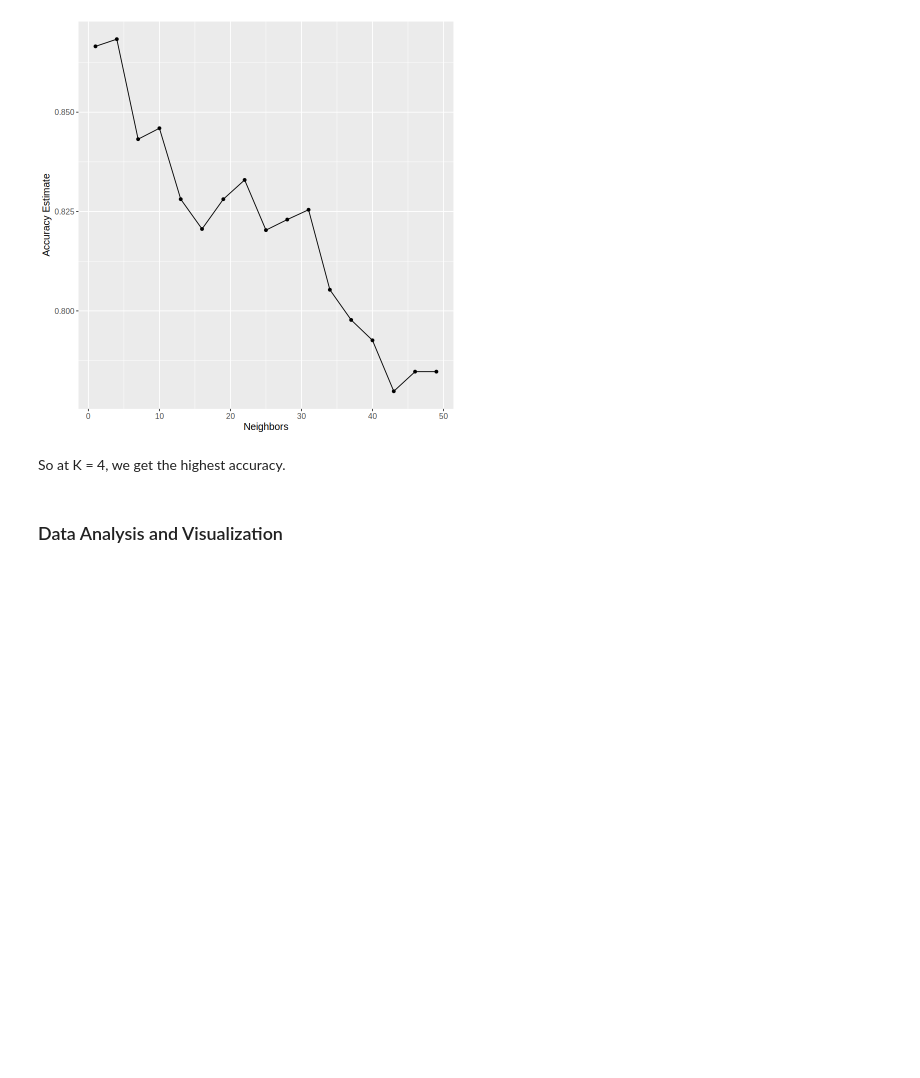
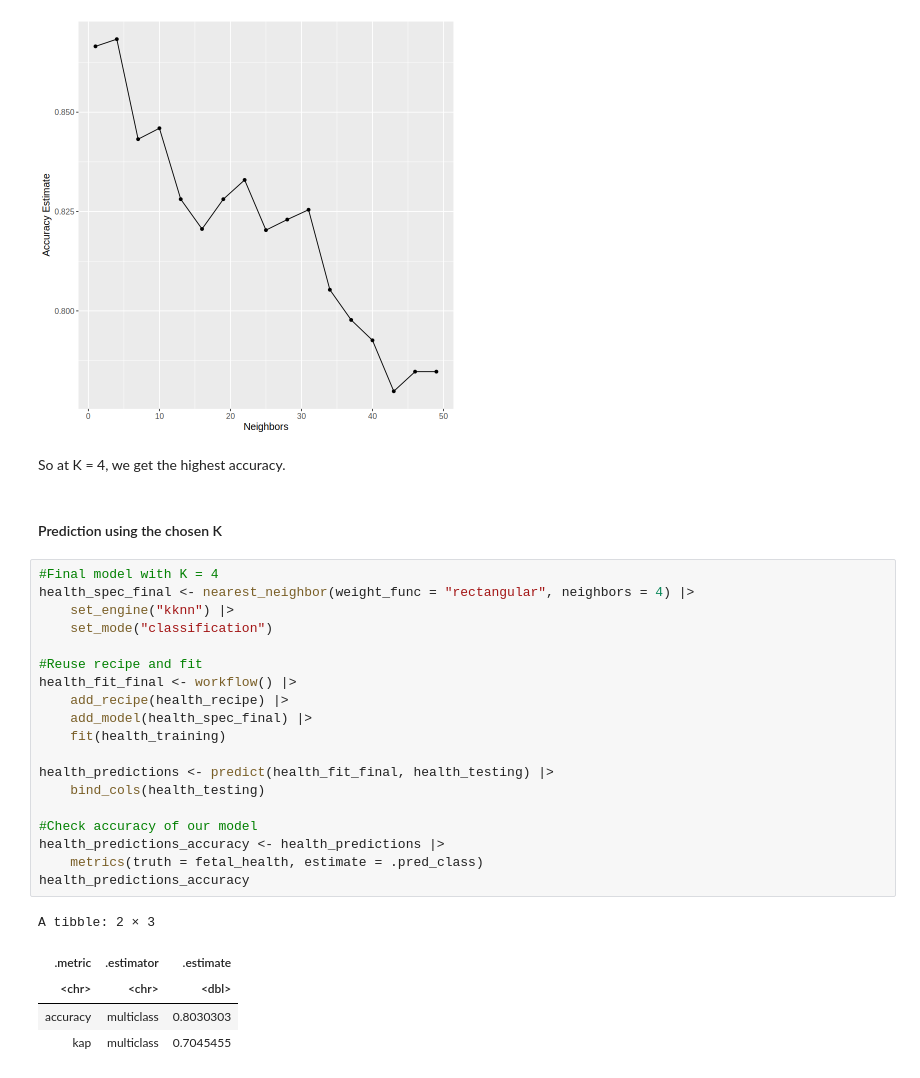
Before and after one commit to wonha0620/dsci_100_proj, a Jupyter notebook: Group Project.ipynb, the cells around one changed output. Drawn from its saved outputs; the diff is of its cells as text; blank space fills up the shorter version.

```diff
--- a/Group Project.ipynb
+++ b/Group Project.ipynb
@@ -287,4 +209,29 @@ acc_vs_k
 # %% [markdown]
 So at K = 4, we get the highest accuracy.
 # %% [markdown]
-### Data Analysis and Visualization
+#### Prediction using the chosen K
+# %%
+#Final model with K = 4
+health_spec_final <- nearest_neighbor(weight_func = "rectangular", neighbors = 4) |>
+    set_engine("kknn") |>
+    set_mode("classification")
+
+#Reuse recipe and fit
+health_fit_final <- workflow() |>
+    add_recipe(health_recipe) |>
+    add_model(health_spec_final) |>
+    fit(health_training)
+
+health_predictions <- predict(health_fit_final, health_testing) |>
+    bind_cols(health_testing)
+
+#Check accuracy of our model
+health_predictions_accuracy <- health_predictions |>
+    metrics(truth = fetal_health, estimate = .pred_class)
+health_predictions_accuracy
+# %% [output]
+A tibble: 2 × 3
+| .metric | .estimator | .estimate |
+| <chr> | <chr> | <dbl> |
+| accuracy | multiclass | 0.8030303 |
+| kap | multiclass | 0.7045455 |
```
Also changed, not shown: parts of 13 cells of this notebook.
